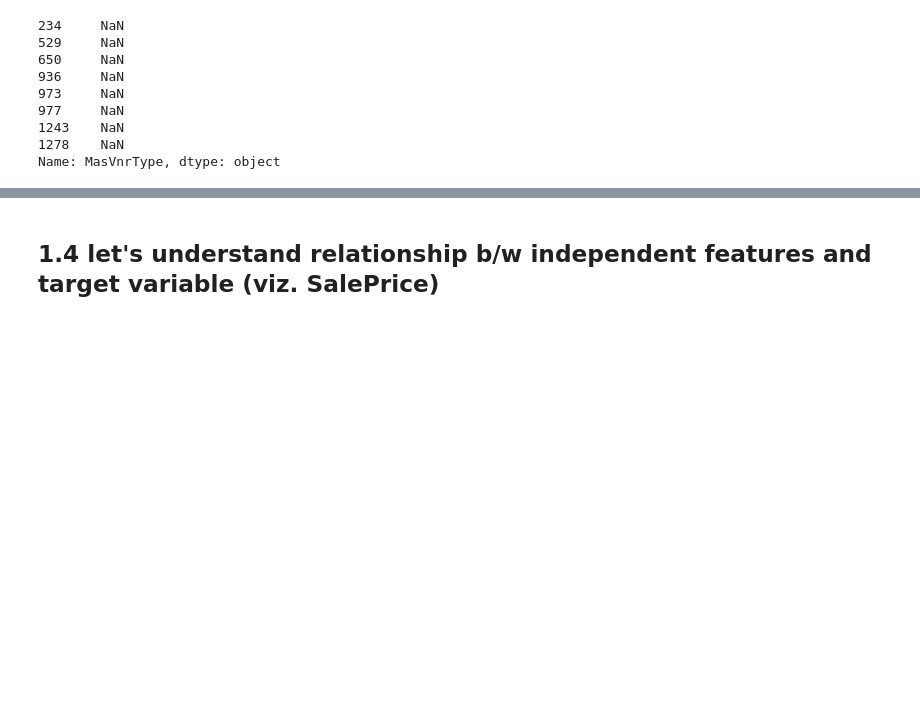
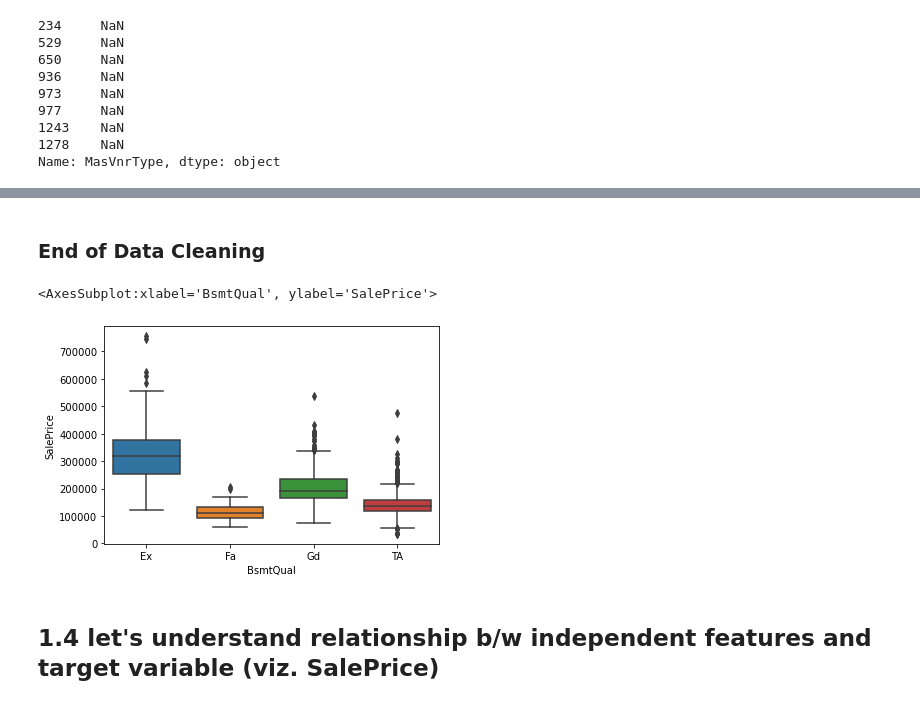
Before and after one commit to JamshedAhsan/house-price-prediction, a Jupyter notebook: Housing-Price-Prediction.ipynb, the cells around one changed output, grey strips where cells are left out. Cells and saved outputs as stored; diff of their text form; code cells hidden in the pictures; blank space fills up the shorter version.

```diff
--- a/Housing-Price-Prediction.ipynb
+++ b/Housing-Price-Prediction.ipynb
@@ -2547,0 +2833,3 @@ nan
+# %%
+housing_data_11['FireplaceQu'] = housing_data_11['FireplaceQu'].cat.add_categories('No-Fireplace').fillna('No-Fireplace')
+housing_data_11['FireplaceQu'].value_counts()
@@ -2547,0 +2885,2 @@ nan
+# %%
+housing_data_11['Electrical'] = housing_data_11['Electrical'].fillna('SBrkr')
@@ -2547,0 +2930,3 @@ nan
+# %%
+housing_data_11['GarageType'] = housing_data_11['GarageType'].cat.add_categories('No-Garage').fillna('No-Garage')
+housing_data_11['GarageType'].value_counts()
@@ -2547,0 +3121,7 @@ nan
+# %% [markdown]
+### End of Data Cleaning
+# %%
+sns.boxplot(data=housing_data_11, x='BsmtQual', y='SalePrice')
+# %% [output]
+<AxesSubplot:xlabel='BsmtQual', ylabel='SalePrice'>
+[figure, added]
```
Also changed, not shown: parts of 77 cells of this notebook.
